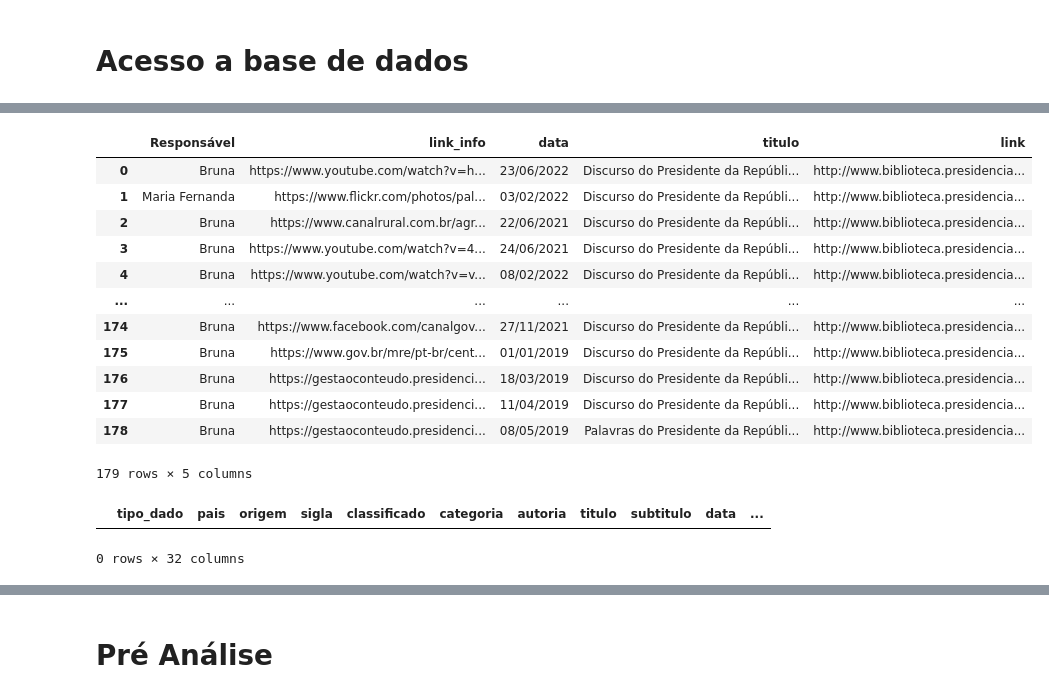
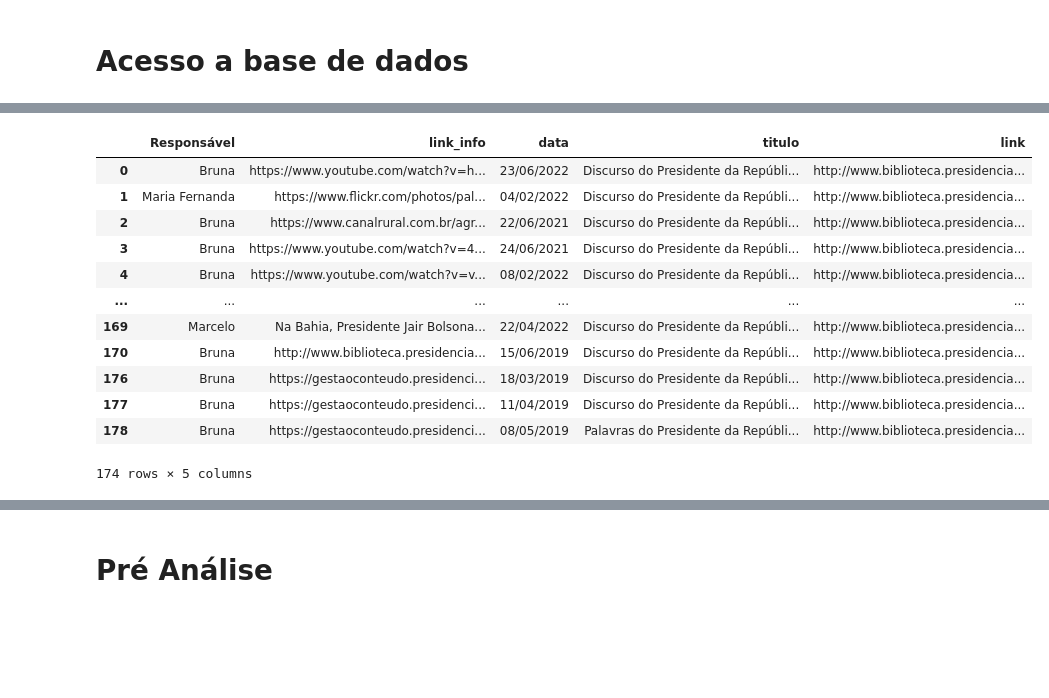
Before and after one commit to luanavitorino07/fundamentos, a Jupyter notebook: notebooks/fundamentos_luana.ipynb, the cells around one changed output, grey strips where cells are left out. Saved outputs shown, nothing was run; the diff lists cells and outputs as text; code cells hidden in the pictures; blank space fills up the shorter version.

```diff
--- a/notebooks/fundamentos_luana.ipynb
+++ b/notebooks/fundamentos_luana.ipynb
@@ -44,29 +35,18 @@ df_discursos
-# %%
-df_discursos_com_data = pd.read_csv(f'{caminho_completo}/bd/bolsonaro_discurso_sem_data.csv')
-#df_discursos_com_data = df_discursos_com_data[df_discursos_com_data['data'].isna()]
-df_discursos_com_data
-# %% [output]
-|  | Responsável | link_info | data | titulo | link |
-| 0 | Bruna | https://www.youtube.com/watch?v=h... | 23/06/2022 | Discurso do Presidente da Repúbli... | http://www.biblioteca.presidencia... |
-| 1 | Maria Fernanda | https://www.flickr.com/photos/pal... | 03/02/2022 | Discurso do Presidente da Repúbli... | http://www.biblioteca.presidencia... |
-| 2 | Bruna | https://www.canalrural.com.br/agr... | 22/06/2021 | Discurso do Presidente da Repúbli... | http://www.biblioteca.presidencia... |
-| 3 | Bruna | https://www.youtube.com/watch?v=4... | 24/06/2021 | Discurso do Presidente da Repúbli... | http://www.biblioteca.presidencia... |
-| 4 | Bruna | https://www.youtube.com/watch?v=v... | 08/02/2022 | Discurso do Presidente da Repúbli... | http://www.biblioteca.presidencia... |
-| ... | ... | ... | ... | ... | ... |
-| 174 | Bruna | https://www.facebook.com/canalgov... | 27/11/2021 | Discurso do Presidente da Repúbli... | http://www.biblioteca.presidencia... |
-| 175 | Bruna | https://www.gov.br/mre/pt-br/cent... | 01/01/2019 | Discurso do Presidente da Repúbli... | http://www.biblioteca.presidencia... |
-| 176 | Bruna | https://gestaoconteudo.presidenci... | 18/03/2019 | Discurso do Presidente da Repúbli... | http://www.biblioteca.presidencia... |
-| 177 | Bruna | https://gestaoconteudo.presidenci... | 11/04/2019 | Discurso do Presidente da Repúbli... | http://www.biblioteca.presidencia... |
-| 178 | Bruna | https://gestaoconteudo.presidenci... | 08/05/2019 | Palavras do Presidente da Repúbli... | http://www.biblioteca.presidencia... |
-179 rows × 5 columns
-# %%
-# Fazemos o merge entre os dois dataframes usando a coluna 'link'
-df_atualizado = df_discursos.merge(df_discursos_com_data[['link','data']], on='link', how='left', suffixes=('', '_com_data'))
-df_discursos['data'] = df_atualizado['data'].astype(str)
-df_discursos = df_discursos[df_discursos['data'] != "NA"]
-df_discursos
-#df_atualizado = df_atualizado[df_atualizado['data_com_data'] != "NA"]
-#df_atualizado
-# %% [output]
-|  | tipo_dado | pais | origem | sigla | classificado | categoria | autoria | titulo | subtitulo | data | ... |
-0 rows × 32 columns
+# %%
+discurso_com_data = pd.read_csv(f"https://docs.google.com/spreadsheets/d/1iGATvw11oTeH4VqTk4nvfxJGgTwYomQmHC9Yt-NAeNU/export?format=csv&gid=1494194635", skiprows=0)
+discurso_com_data = discurso_com_data.drop_duplicates(subset=["link"],keep='first')
+discurso_com_data
+# %% [output]
+|  | Responsável | link_info | data | titulo | link |
+| 0 | Bruna | https://www.youtube.com/watch?v=h... | 23/06/2022 | Discurso do Presidente da Repúbli... | http://www.biblioteca.presidencia... |
+| 1 | Maria Fernanda | https://www.flickr.com/photos/pal... | 04/02/2022 | Discurso do Presidente da Repúbli... | http://www.biblioteca.presidencia... |
+| 2 | Bruna | https://www.canalrural.com.br/agr... | 22/06/2021 | Discurso do Presidente da Repúbli... | http://www.biblioteca.presidencia... |
+| 3 | Bruna | https://www.youtube.com/watch?v=4... | 24/06/2021 | Discurso do Presidente da Repúbli... | http://www.biblioteca.presidencia... |
+| 4 | Bruna | https://www.youtube.com/watch?v=v... | 08/02/2022 | Discurso do Presidente da Repúbli... | http://www.biblioteca.presidencia... |
+| ... | ... | ... | ... | ... | ... |
+| 169 | Marcelo | Na Bahia, Presidente Jair Bolsona... | 22/04/2022 | Discurso do Presidente da Repúbli... | http://www.biblioteca.presidencia... |
+| 170 | Bruna | http://www.biblioteca.presidencia... | 15/06/2019 | Discurso do Presidente da Repúbli... | http://www.biblioteca.presidencia... |
+| 176 | Bruna | https://gestaoconteudo.presidenci... | 18/03/2019 | Discurso do Presidente da Repúbli... | http://www.biblioteca.presidencia... |
+| 177 | Bruna | https://gestaoconteudo.presidenci... | 11/04/2019 | Discurso do Presidente da Repúbli... | http://www.biblioteca.presidencia... |
+| 178 | Bruna | https://gestaoconteudo.presidenci... | 08/05/2019 | Palavras do Presidente da Repúbli... | http://www.biblioteca.presidencia... |
+174 rows × 5 columns
```
Also changed, not shown: parts of 13 cells of this notebook.
